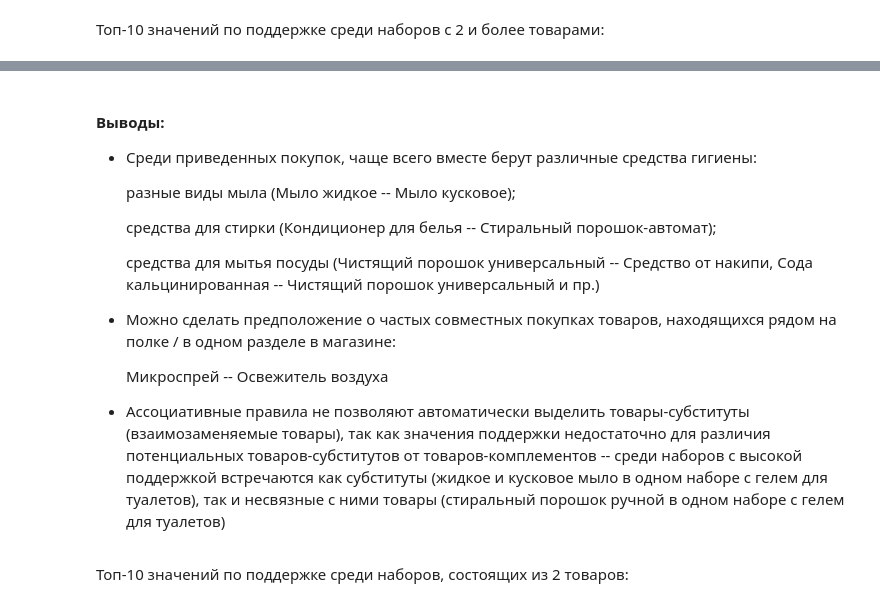
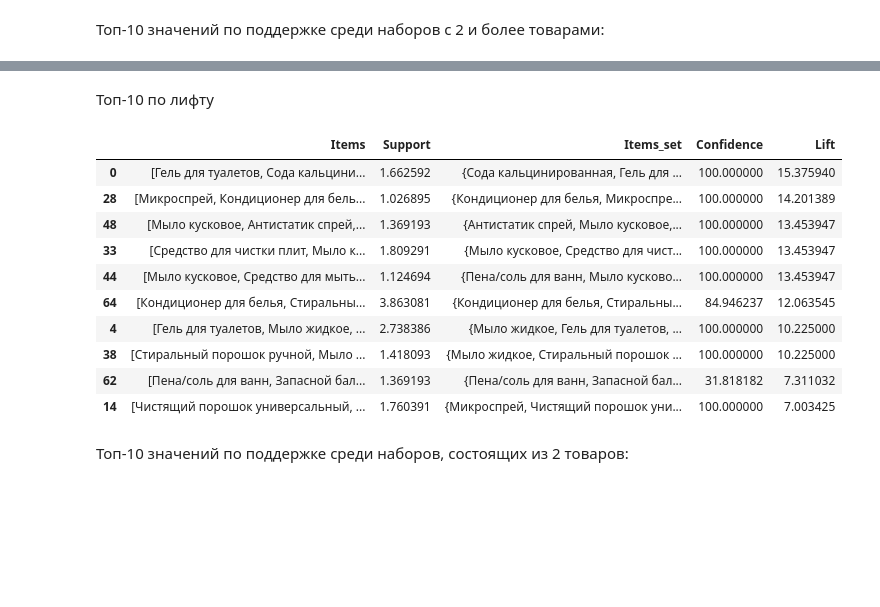
Before and after one commit to temich91/ml-uust, a Jupyter notebook: prac1/practice.ipynb, the cells around one changed output, grey strips where cells are left out. Cells and saved outputs as stored; diff of their text form; code cells hidden in the pictures; blank space fills up the shorter version.

```diff
--- a/prac1/practice.ipynb
+++ b/prac1/practice.ipynb
@@ -307,19 +304,19 @@ array([list(['Мыло жидкое', 'Мыло кусковое']),
-# %% [markdown]
-#### Выводы:
-
-- Среди приведенных покупок, чаще всего вместе берут различные средства гигиены:
-
-    разные виды мыла (Мыло жидкое -- Мыло кусковое);
-
-    средства для стирки (Кондиционер для белья -- Стиральный порошок-автомат);
-
-    средства для мытья посуды (Чистящий порошок универсальный -- Средство от накипи, Сода кальцинированная -- Чистящий порошок универсальный и пр.)
-
-- Можно сделать предположение о частых совместных покупках товаров, находящихся рядом на полке / в одном разделе в магазине:
-
-    Микроспрей -- Освежитель воздуха
-
-- Ассоциативные правила не позволяют автоматически выделить товары-субституты (взаимозаменяемые товары), так как значения поддержки недостаточно для различия потенциальных товаров-субститутов от товаров-комплементов -- среди наборов с высокой поддержкой встречаются как субституты (жидкое и кусковое мыло в одном наборе с гелем для туалетов), так и несвязные с ними товары (стиральный порошок ручной в одном наборе с гелем для туалетов)
+# %% [markdown]
+Топ-10 по лифту
+# %%
+final_df[final_df["Items"].str.len() > 1].sort_values("Lift", ascending=False)[:10]
+# %% [output]
+|  | Items | Support | Items_set | Confidence | Lift |
+| 0 | [Гель для туалетов, Сода кальцини... | 1.662592 | {Сода кальцинированная, Гель для ... | 100.000000 | 15.375940 |
+| 28 | [Микроспрей, Кондиционер для бель... | 1.026895 | {Кондиционер для белья, Микроспре... | 100.000000 | 14.201389 |
+| 48 | [Мыло кусковое, Антистатик спрей,... | 1.369193 | {Антистатик спрей, Мыло кусковое,... | 100.000000 | 13.453947 |
+| 33 | [Средство для чистки плит, Мыло к... | 1.809291 | {Мыло кусковое, Средство для чист... | 100.000000 | 13.453947 |
+| 44 | [Мыло кусковое, Средство для мыть... | 1.124694 | {Пена/соль для ванн, Мыло кусково... | 100.000000 | 13.453947 |
+| 64 | [Кондиционер для белья, Стиральны... | 3.863081 | {Кондиционер для белья, Стиральны... | 84.946237 | 12.063545 |
+| 4 | [Гель для туалетов, Мыло жидкое, ... | 2.738386 | {Мыло жидкое, Гель для туалетов, ... | 100.000000 | 10.225000 |
+| 38 | [Стиральный порошок ручной, Мыло ... | 1.418093 | {Мыло жидкое, Стиральный порошок ... | 100.000000 | 10.225000 |
+| 62 | [Пена/соль для ванн, Запасной бал... | 1.369193 | {Пена/соль для ванн, Запасной бал... | 31.818182 | 7.311032 |
+| 14 | [Чистящий порошок универсальный, ... | 1.760391 | {Микроспрей, Чистящий порошок уни... | 100.000000 | 7.003425 |
 # %% [markdown]
 Топ-10 значений по поддержке среди наборов, состоящих из 2 товаров:
 # %%
```
Also changed, not shown: parts of 12 cells of this notebook.
